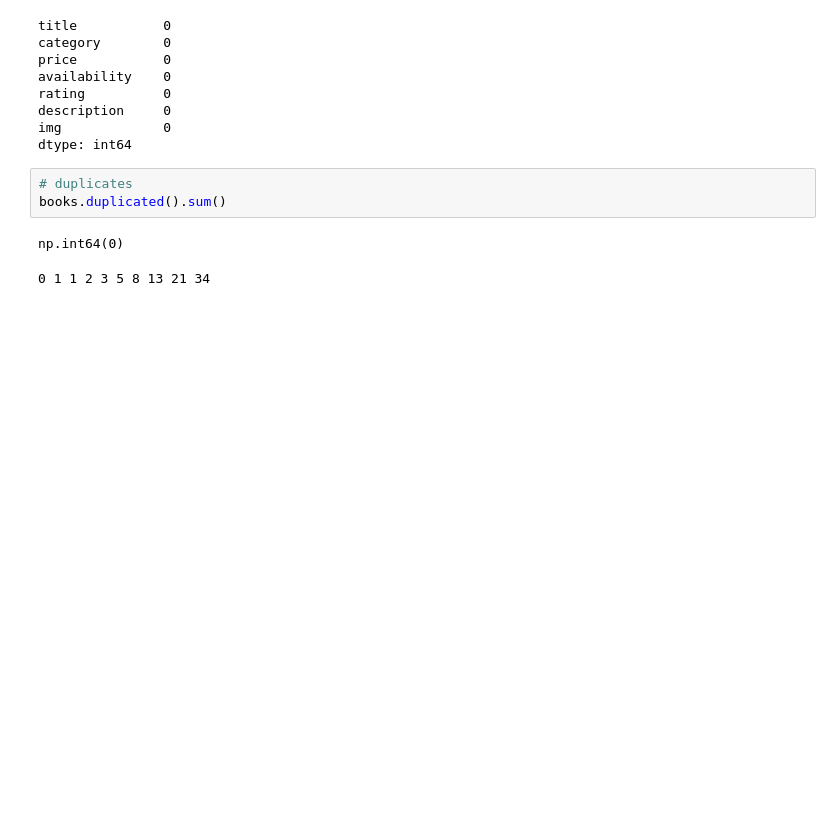
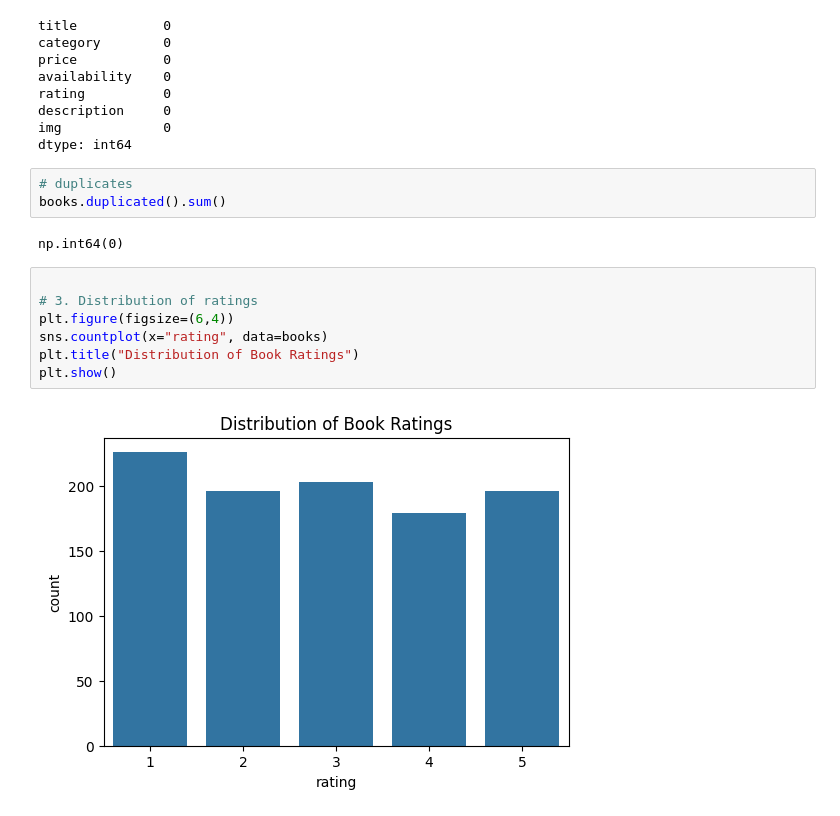
Before and after one commit to kamatealif/shelf-sage, a Jupyter notebook: notebooks/eda.ipynb, the cells around one changed output. Cells and saved outputs as stored; diff of their text form; blank space fills up the shorter version.

```diff
--- a/notebooks/eda.ipynb
+++ b/notebooks/eda.ipynb
@@ -34,5 +37,11 @@ books.duplicated().sum()
 # %% [output]
 np.int64(0)
 # %%
+
+# 3. Distribution of ratings
+plt.figure(figsize=(6,4))
+sns.countplot(x="rating", data=books)
+plt.title("Distribution of Book Ratings")
+plt.show()
 # %% [output]
-0 1 1 2 3 5 8 13 21 34
+[figure, added]
```
Also changed, not shown: parts of 8 cells of this notebook, 1 other file.
